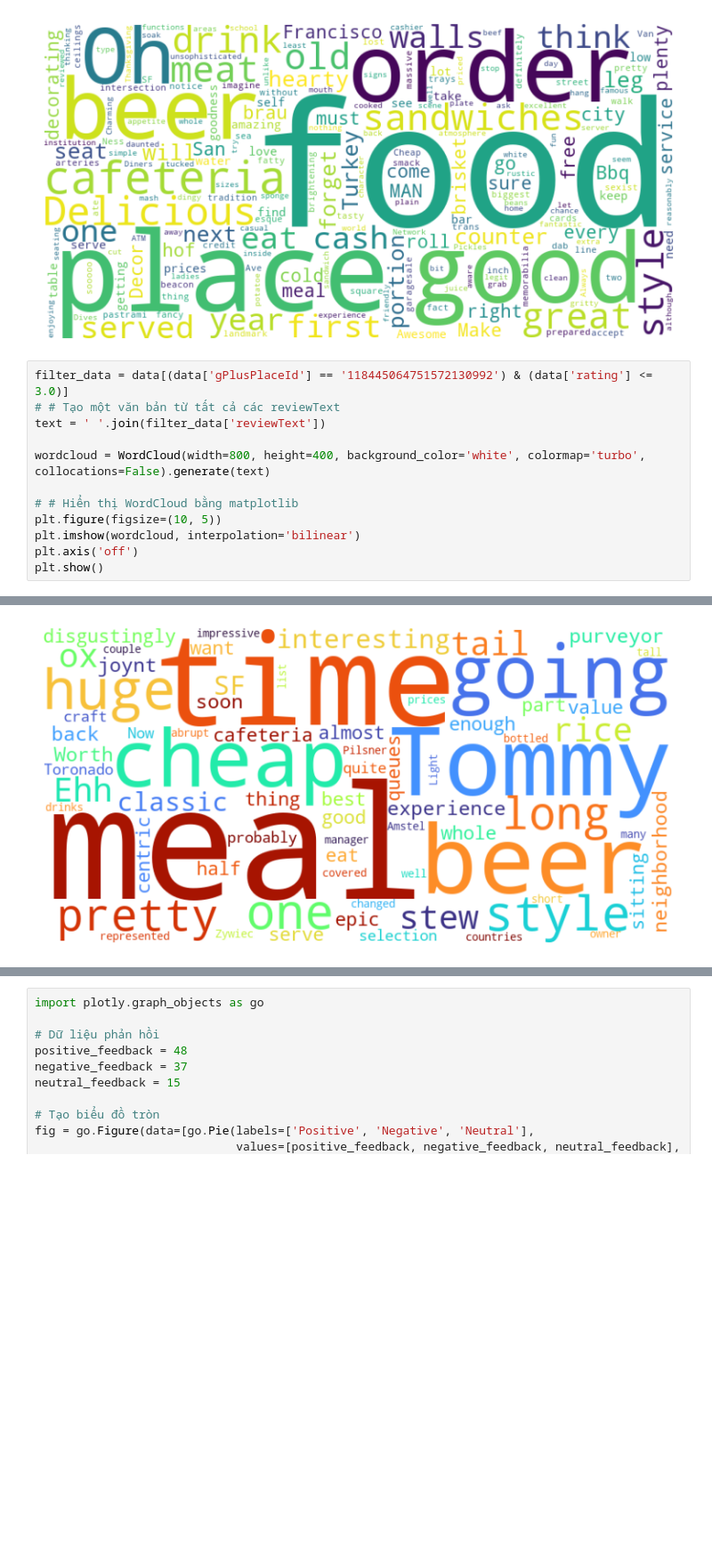
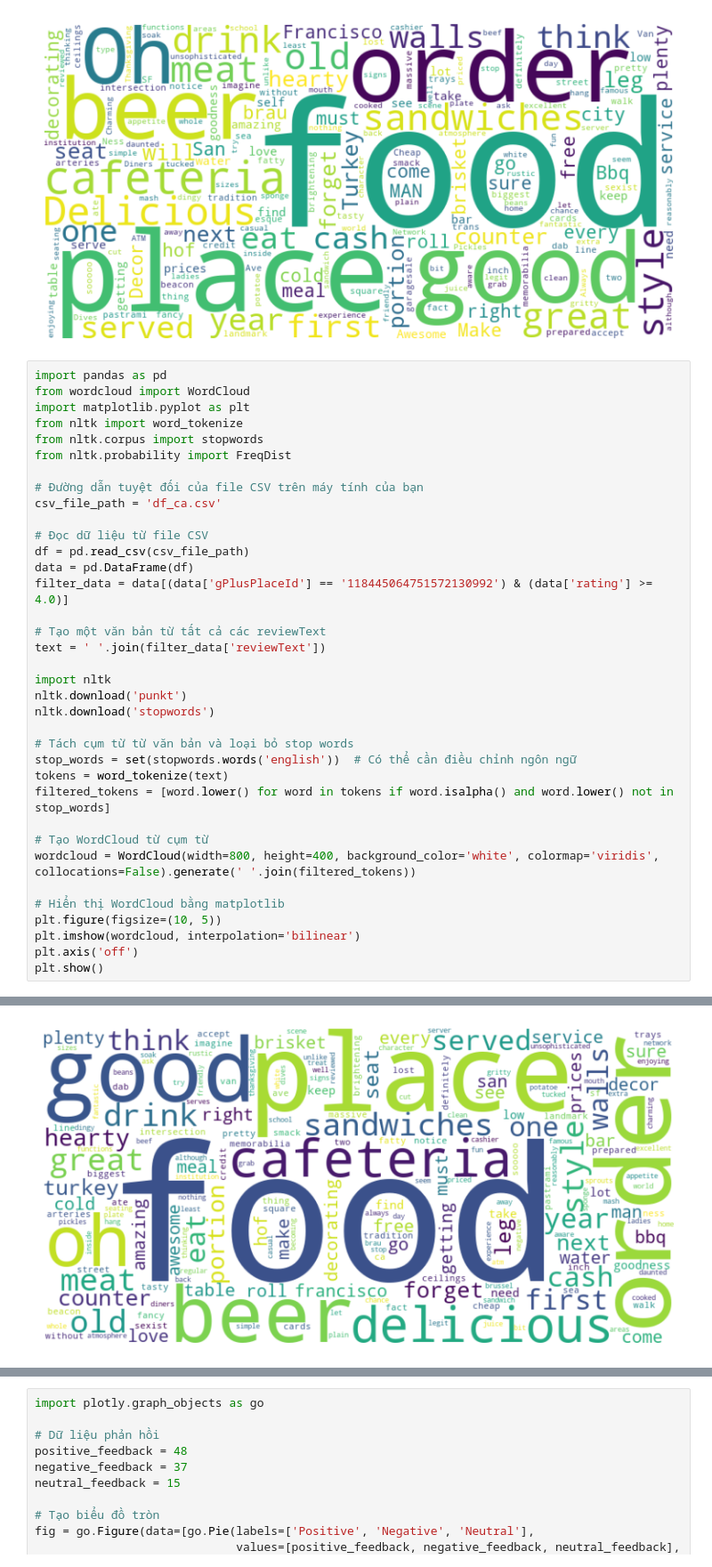
Before and after one commit to NunNunIT/IE212.O11.Group7, a Jupyter notebook: visualization/request.ipynb, the cells around one changed output, grey strips where cells are left out. Shown at 89% size. Cells and saved outputs as stored; diff of their text form; blank space fills up the shorter version.

Commit message:
Add visualization

```diff
--- a/visualization/request.ipynb
+++ b/visualization/request.ipynb
@@ -401,13 +358,37 @@ plt.show()
 # %% [output]
 [figure]
 # %%
-filter_data = data[(data['gPlusPlaceId'] == '118445064751572130992') & (data['rating'] <= 3.0)]
-# # Tạo một văn bản từ tất cả các reviewText
+import pandas as pd
+from wordcloud import WordCloud
+import matplotlib.pyplot as plt
+from nltk import word_tokenize
+from nltk.corpus import stopwords
+from nltk.probability import FreqDist
+
+# Đường dẫn tuyệt đối của file CSV trên máy tính của bạn
+csv_file_path = 'df_ca.csv'
+
+# Đọc dữ liệu từ file CSV
+df = pd.read_csv(csv_file_path)
+data = pd.DataFrame(df)
+filter_data = data[(data['gPlusPlaceId'] == '118445064751572130992') & (data['rating'] >= 4.0)]
+
+# Tạo một văn bản từ tất cả các reviewText
 text = ' '.join(filter_data['reviewText'])
 
-wordcloud = WordCloud(width=800, height=400, background_color='white', colormap='turbo', collocations=False).generate(text)
+import nltk
+nltk.download('punkt')
+nltk.download('stopwords')
 
-# # Hiển thị WordCloud bằng matplotlib
+# Tách cụm từ từ văn bản và loại bỏ stop words
+stop_words = set(stopwords.words('english'))  # Có thể cần điều chỉnh ngôn ngữ
+tokens = word_tokenize(text)
+filtered_tokens = [word.lower() for word in tokens if word.isalpha() and word.lower() not in stop_words]
+
+# Tạo WordCloud từ cụm từ
+wordcloud = WordCloud(width=800, height=400, background_color='white', colormap='viridis', collocations=False).generate(' '.join(filtered_tokens))
+
+# Hiển thị WordCloud bằng matplotlib
 plt.figure(figsize=(10, 5))
 plt.imshow(wordcloud, interpolation='bilinear')
 plt.axis('off')
@@ -416 +403 @@ plt.show()
-[figure, old version]
+[figure, new version]
```
Also changed, not shown: parts of 11 cells of this notebook, 8 other files.
